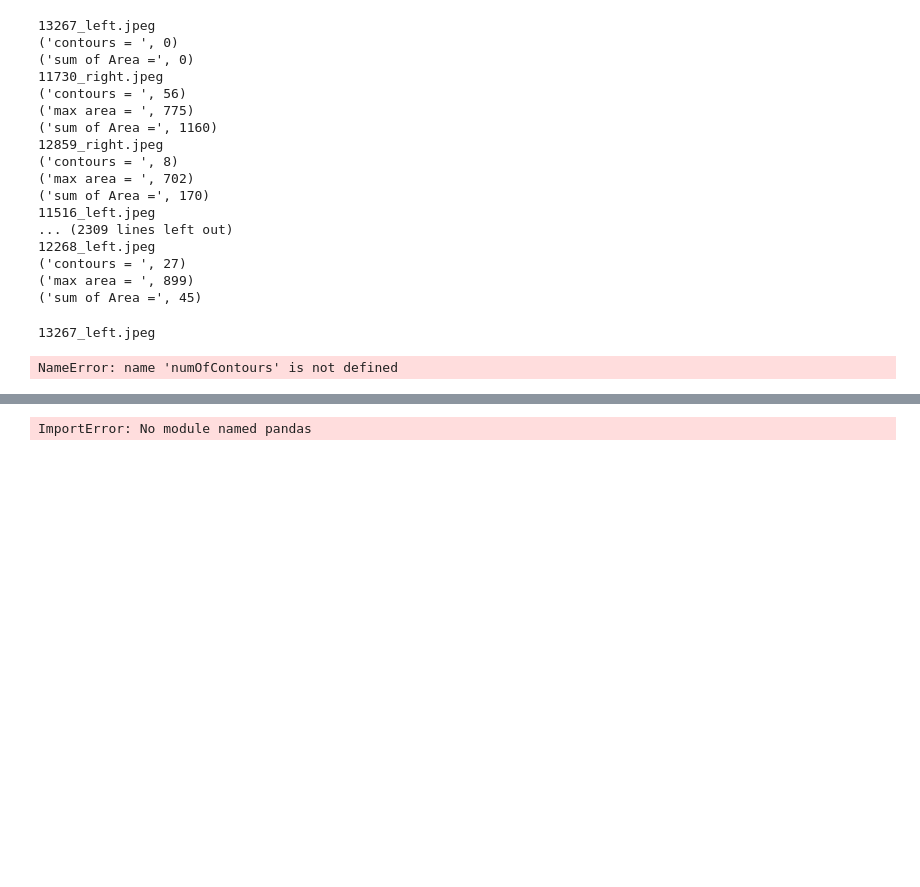
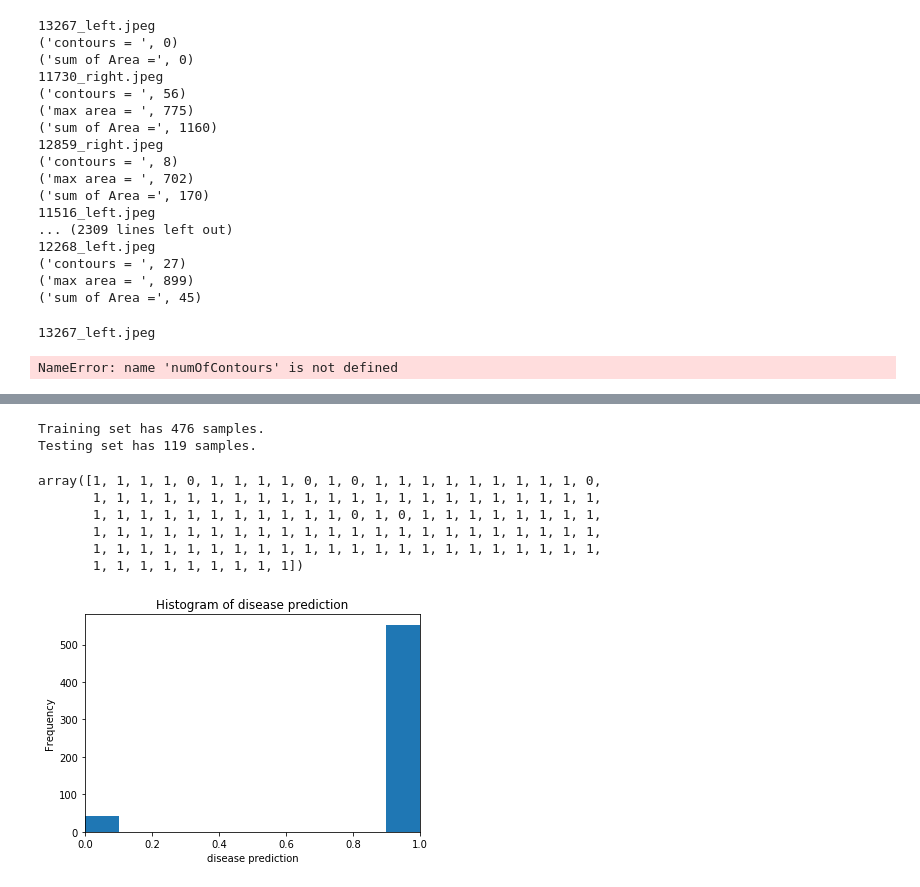
Before and after one commit to JojuGeorge/miniProjectDR, a Jupyter notebook: test05_hsv_colorMask_contours000.ipynb, the cells around one changed output, grey strips where cells are left out. Saved outputs shown, nothing was run; the diff lists cells and outputs as text; code cells hidden in the pictures; blank space fills up the shorter version.

Commit message:
training 001 and writing to csv file

```diff
--- a/test05_hsv_colorMask_contours000.ipynb
+++ b/test05_hsv_colorMask_contours000.ipynb
@@ -497,6 +497,7 @@ if k == 27:           #wait for ESC key to exit
 13267_left.jpeg
 NameError: name 'numOfContours' is not defined
 # %%
+#MAIN TEST FILE
 #Above file for creating a training model
 
 import cv2 as cv2   #importing opevcv
@@ -506,6 +507,7 @@ import os
 
 path = "symptoms"
 ext = [".jpeg", ".jpg", ".png"]
+numOfContours=0
 
 #getting all filenames in a folder
 fileNameExtList = []
@@ -620,4 +637,6 @@ NameError: name 'numOfContours' is not defined
 # %%
+#TEST00
+
 #training the above code
 
 import numpy as np
@@ -629,9 +648,10 @@ import csv
 data=pd.read_csv("dr_features.csv")
 data_new=pd.read_csv("dr_features.csv")
 
-predictions=data_new['area']
+predictions=data_new['count']
 data_new
-data_new['pred_value'] =  predictions.apply(lambda x: 1 if x > 0 else 0)
+
+data_new['pred_value'] = predictions.apply(lambda x: 1 if x > 0 else 0)
 
 
 
@@ -639,7 +659,7 @@ features_raw = data_new[[ "count", "area"]]
 from sklearn.model_selection import train_test_split
 
 predict_class = predictions.apply(lambda x: 1 if x > 5 else 0)
-
+"""
 with open('dr_features.csv','r') as csvinput:
     with open('dr_features.csv', 'w') as csvoutput:
         writer = csv.writer(csvoutput, lineterminator='\n')
@@ -662,37 +682,47 @@ with open('dr_features.csv','r') as csvinput:
 #        writer = csv.writer(csvFile)
 #        writer.writerows(csvTitle)
 #        writer.writerows(csvData)
+"""
+
 
 plt.hist(predict_class, bins=10)
 plt.xlim(0,1)
 plt.title('Histogram of disease prediction')
 plt.xlabel('disease prediction')
 plt.ylabel('Frequency')
 
 
 np.random.seed(100)
 
 X_train, X_test, y_train, y_test = train_test_split(features_raw, predict_class, train_size=0.80, random_state=1)
 
 
 # Show the results of the split
 print "Training set has {} samples.".format(X_train.shape[0])
 print "Testing set has {} samples.".format(X_test.shape[0])
 
 
 import sklearn
 from sklearn import svm
 
 C = 1.0
 # Create SVM classification object
 #svc = svm.SVC(kernel='linear',C=C,gamma=2)
 svc = svm.SVC(kernel='linear',C=C,gamma=2)
 
 svc.fit(X_train, y_train)
 
 
 from sklearn.metrics import fbeta_score
 predictions_test = svc.predict(X_test)
 predictions_test
 # %% [output]
-ImportError: No module named pandas
+Training set has 476 samples.
+Testing set has 119 samples.
+array([1, 1, 1, 1, 0, 1, 1, 1, 1, 0, 1, 0, 1, 1, 1, 1, 1, 1, 1, 1, 1, 0,
+       1, 1, 1, 1, 1, 1, 1, 1, 1, 1, 1, 1, 1, 1, 1, 1, 1, 1, 1, 1, 1, 1,
+       1, 1, 1, 1, 1, 1, 1, 1, 1, 1, 1, 0, 1, 0, 1, 1, 1, 1, 1, 1, 1, 1,
+       1, 1, 1, 1, 1, 1, 1, 1, 1, 1, 1, 1, 1, 1, 1, 1, 1, 1, 1, 1, 1, 1,
+       1, 1, 1, 1, 1, 1, 1, 1, 1, 1, 1, 1, 1, 1, 1, 1, 1, 1, 1, 1, 1, 1,
+       1, 1, 1, 1, 1, 1, 1, 1, 1])
+[figure, added]
```
Also changed, not shown: parts of 2 cells of this notebook.
